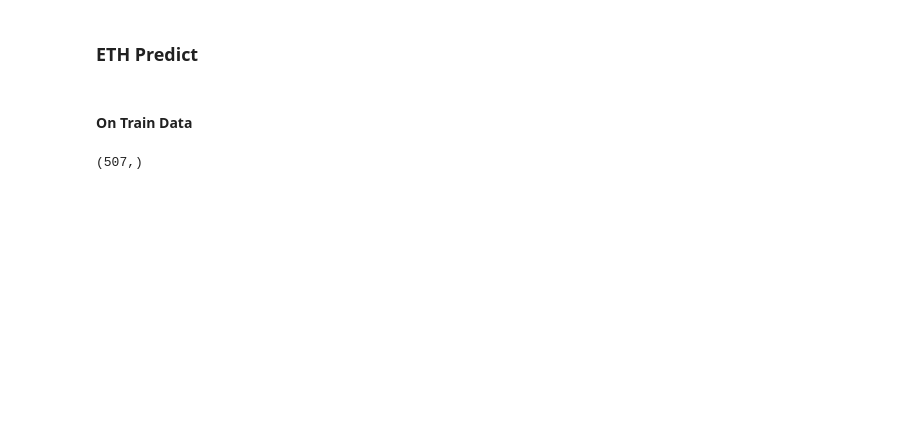
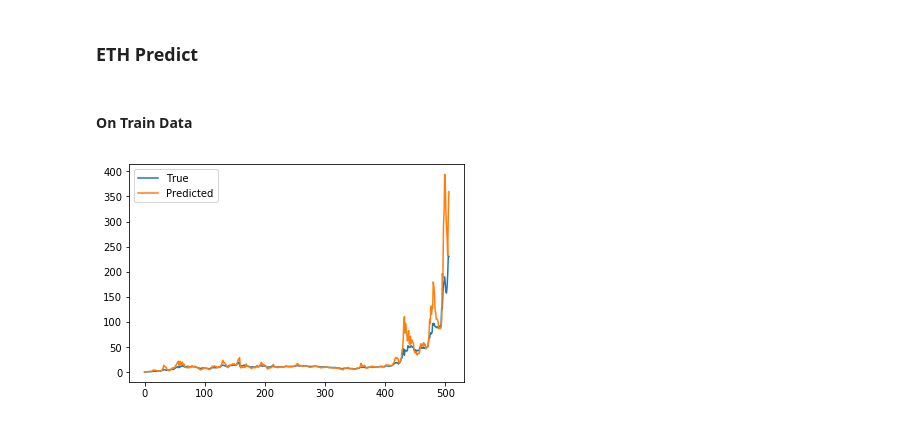
Before and after one commit to habichta/DeepLearning-LSTM, a Jupyter notebook: KerasLSTM.ipynb, the cells around one changed output. Cells and saved outputs as stored; diff of their text form; code cells hidden in the pictures; blank space fills up the shorter version.

Commit message:
Plotting predictions

```diff
--- a/KerasLSTM.ipynb
+++ b/KerasLSTM.ipynb
@@ -262,5 +268,14 @@ pickle.dump(eth_train_predict,file=open('eth_train_predict.pkl','wb'))
+# %%
+eth_train_predict = pickle.load(open('eth_train_predict.pkl','rb'))
 # %%
-eth_close=training_set['eth_Close'][window_len-1:-1]
-eth_close
+eth_close_train=training_set['eth_Close'][window_len-1:-1]
+eth_close_pred_train=eth_close*(eth_train_predict+1)
-# %% [output]
-(507,)
+# %%
+fig,ax1 = plt.subplots(1,1)
+x = np.arange(0,eth_close_train.shape[0])
+ax1.plot(x,training_set['eth_Close'][window_len:],label='True')
+ax1.plot(x,eth_close_pred_train,label='Predicted')
+plt.legend()
+plt.show()
+# %% [output]
+[figure, added]
```
Also changed, not shown: parts of 17 cells of this notebook.
